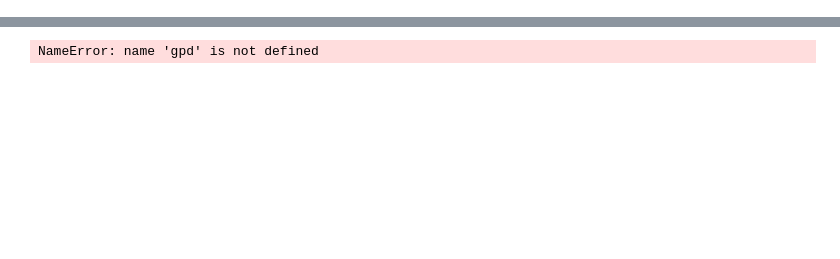
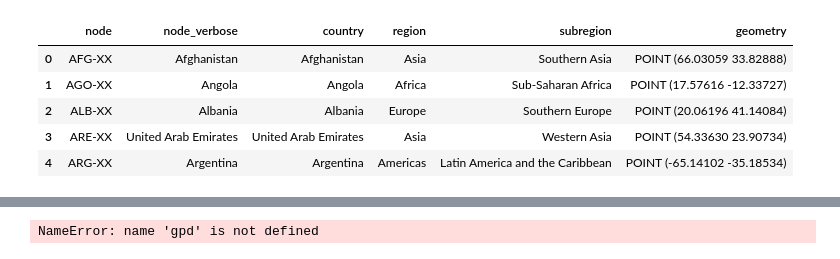
Before and after one commit to Electricity-Transmission-Database/electricity-transmission-database, a Jupyter notebook: notebooks/make_plots.ipynb, the cells around one changed output, grey strips where cells are left out. Cells and saved outputs as stored; diff of their text form; code cells hidden in the pictures; blank space fills up the shorter version.

```diff
--- a/notebooks/make_plots.ipynb
+++ b/notebooks/make_plots.ipynb
@@ -4,0 +5,9 @@ db_plots = DatabasePlots()
+# %%
+db_plots.df.CENTRE_POINTS.head(5)
+# %% [output]
+|  | node | node_verbose | country | region | subregion | geometry |
+| 0 | AFG-XX | Afghanistan | Afghanistan | Asia | Southern Asia | POINT (66.03059 33.82888) |
+| 1 | AGO-XX | Angola | Angola | Africa | Sub-Saharan Africa | POINT (17.57616 -12.33727) |
+| 2 | ALB-XX | Albania | Albania | Europe | Southern Europe | POINT (20.06196 41.14084) |
+| 3 | ARE-XX | United Arab Emirates | United Arab Emirates | Asia | Western Asia | POINT (54.33630 23.90734) |
+| 4 | ARG-XX | Argentina | Argentina | Americas | Latin America and the Caribbean | POINT (-65.14102 -35.18534) |
```
Also changed, not shown: parts of 5 cells of this notebook.
